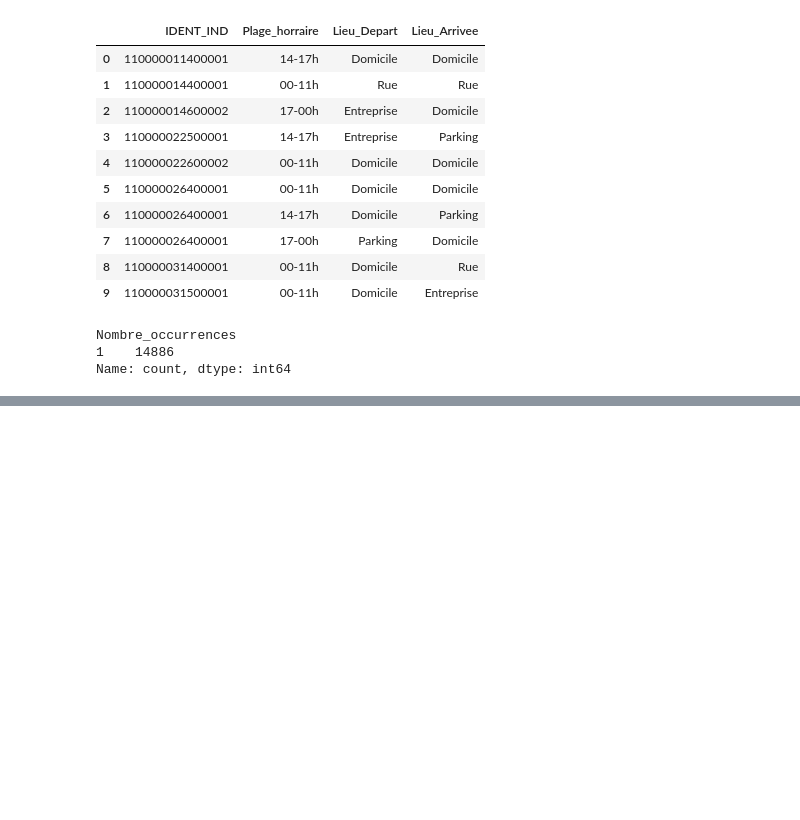
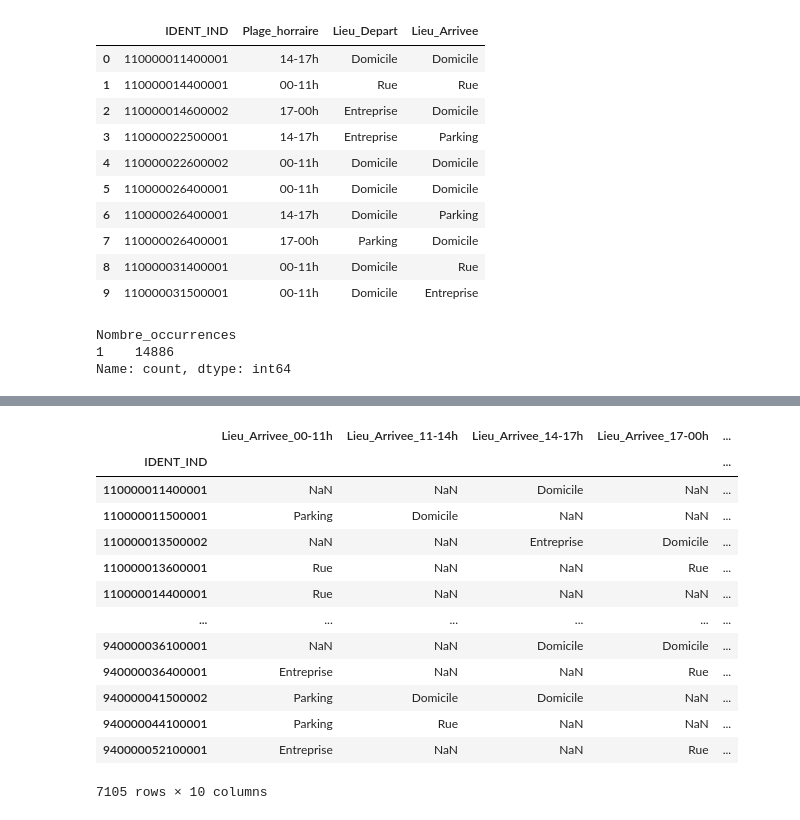
Before and after one commit to kilianguillon/Projet_statapp, a Jupyter notebook: script_main.ipynb, the cells around one changed output, grey strips where cells are left out. Cells and saved outputs as stored; diff of their text form; code cells hidden in the pictures; blank space fills up the shorter version.

```diff
--- a/script_main.ipynb
+++ b/script_main.ipynb
@@ -490,0 +516,7 @@ Pour créer une matrice de transition convenable, on doit comptabiliser aussi le
+# %%
+#On crée deux variables : la première et dernière plage de voyage.
+EMP_wide["rang_prem"]=0
+EMP_wide["rang_der"]=0
+
+EMP_wide["rang_prem"]=EMP_wide[["Lieu_Depart_00-11h",	"Lieu_Depart_11-14h",	"Lieu_Depart_11-14h",	"Lieu_Depart_17-00h"]].notna().idxmax(axis=1) #premier départ
+EMP_wide["rang_der"] = EMP_wide[["Lieu_Arrivee_00-11h", "Lieu_Arrivee_11-14h", "Lieu_Arrivee_14-17h", "Lieu_Arrivee_17-00h"]].iloc[:, ::-1].notna().idxmax(axis=1)
@@ -490,0 +529,28 @@ Pour créer une matrice de transition convenable, on doit comptabiliser aussi le
+# %%
+#Remplacer les NA
+
+# Créer une fonction personnalisée pour remplacer les valeurs manquantes
+def remplacer_valeurs_manquantes(ligne):
+    if pd.isna(ligne['Lieu_Depart_00-11h']):
+        return ligne[ligne["rang_prem"]]
+    else:
+        return ligne['Lieu_Depart_00-11h']
+
+# Appliquer la fonction personnalisée à chaque ligne
+EMP_wide['Lieu_Depart_00-11h'] = EMP_wide.apply(remplacer_valeurs_manquantes, axis=1)
+EMP_wide[
+# %% [output]
+|  | Lieu_Arrivee_00-11h | Lieu_Arrivee_11-14h | Lieu_Arrivee_14-17h | Lieu_Arrivee_17-00h | ... |
+| IDENT_IND |  |  |  |  | ... |
+| 110000011400001 | NaN | NaN | Domicile | NaN | ... |
+| 110000011500001 | Parking | Domicile | NaN | NaN | ... |
+| 110000013500002 | NaN | NaN | Entreprise | Domicile | ... |
+| 110000013600001 | Rue | NaN | NaN | Rue | ... |
+| 110000014400001 | Rue | NaN | NaN | NaN | ... |
+| ... | ... | ... | ... | ... | ... |
+| 940000036100001 | NaN | NaN | Domicile | Domicile | ... |
+| 940000036400001 | Entreprise | NaN | NaN | Rue | ... |
+| 940000041500002 | Parking | Domicile | Domicile | NaN | ... |
+| 940000044100001 | Parking | Rue | NaN | NaN | ... |
+| 940000052100001 | Entreprise | NaN | NaN | Rue | ... |
+7105 rows × 10 columns
```
Also changed, not shown: parts of 5 cells of this notebook.
